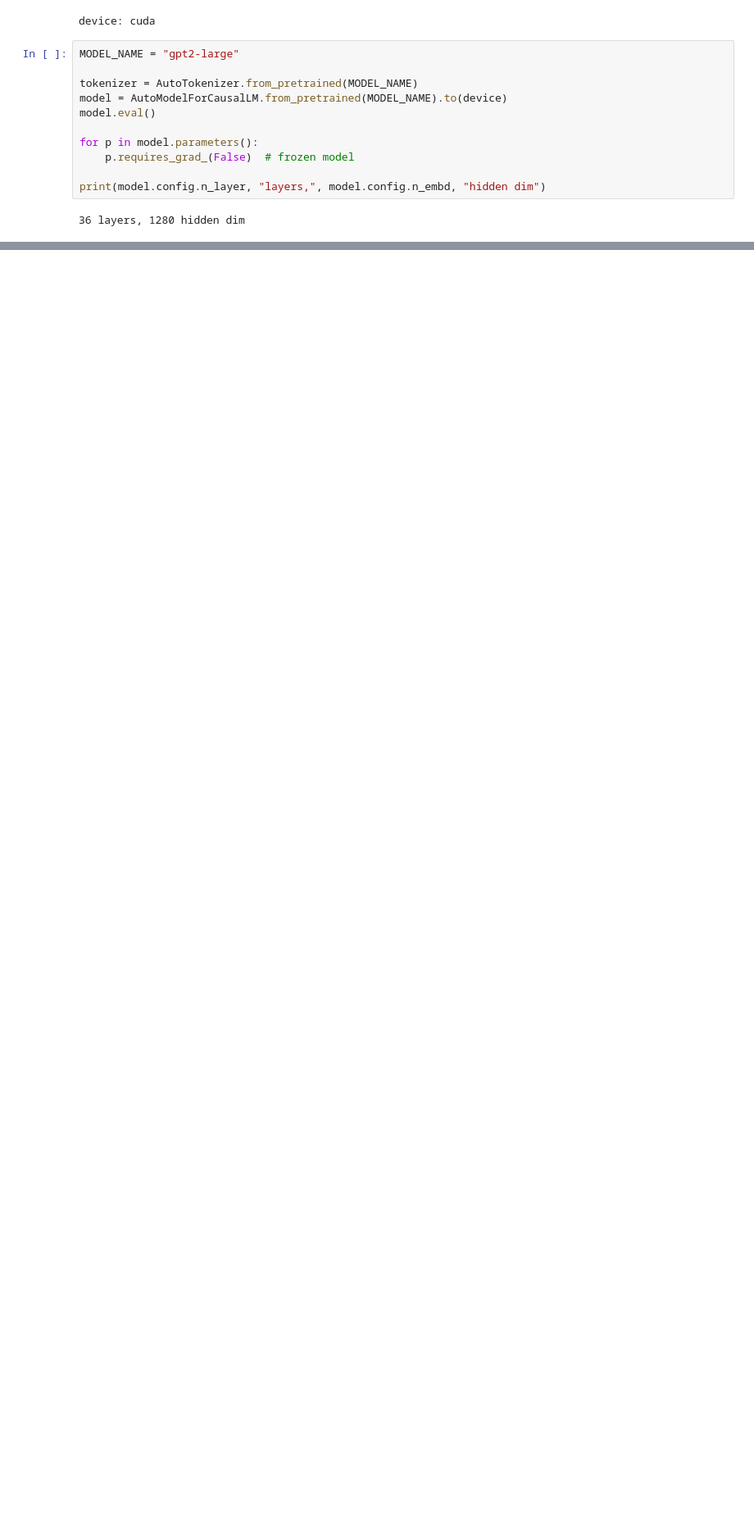
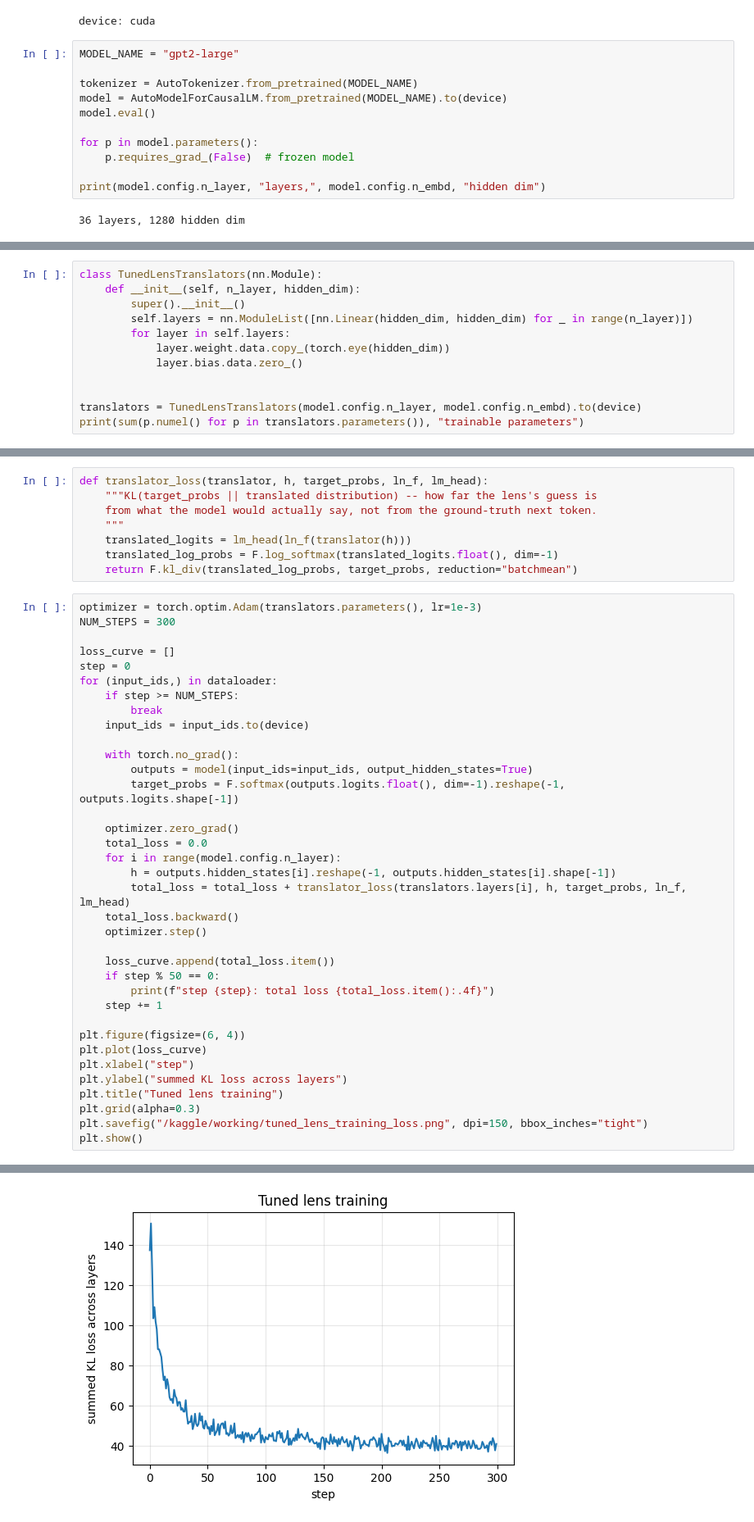
Before and after one commit to Rohanrbharadwaj/VLM-Interpretability, a Jupyter notebook: tuned_lens_gpt2.ipynb, the cells around one changed output, grey strips where cells are left out. Shown at 82% size. Drawn from its saved outputs; the diff is of its cells as text; blank space fills up the shorter version.

Commit message:
Kaggle Notebook | tuned_lens_gpt2 | trained tuned lens

```diff
--- a/tuned_lens_gpt2.ipynb
+++ b/tuned_lens_gpt2.ipynb
@@ -28,0 +49,12 @@ print(model.config.n_layer, "layers,", model.config.n_embd, "hidden dim")
+# %%
+class TunedLensTranslators(nn.Module):
+    def __init__(self, n_layer, hidden_dim):
+        super().__init__()
+        self.layers = nn.ModuleList([nn.Linear(hidden_dim, hidden_dim) for _ in range(n_layer)])
+        for layer in self.layers:
+            layer.weight.data.copy_(torch.eye(hidden_dim))
+            layer.bias.data.zero_()
+
+
+translators = TunedLensTranslators(model.config.n_layer, model.config.n_embd).to(device)
+print(sum(p.numel() for p in translators.parameters()), "trainable parameters")
@@ -28,0 +80,45 @@ print(model.config.n_layer, "layers,", model.config.n_embd, "hidden dim")
+# %%
+def translator_loss(translator, h, target_probs, ln_f, lm_head):
+    """KL(target_probs || translated distribution) -- how far the lens's guess is
+    from what the model would actually say, not from the ground-truth next token.
+    """
+    translated_logits = lm_head(ln_f(translator(h)))
+    translated_log_probs = F.log_softmax(translated_logits.float(), dim=-1)
+    return F.kl_div(translated_log_probs, target_probs, reduction="batchmean")
+# %%
+optimizer = torch.optim.Adam(translators.parameters(), lr=1e-3)
+NUM_STEPS = 300
+
+loss_curve = []
+step = 0
+for (input_ids,) in dataloader:
+    if step >= NUM_STEPS:
+        break
+    input_ids = input_ids.to(device)
+
+    with torch.no_grad():
+        outputs = model(input_ids=input_ids, output_hidden_states=True)
+        target_probs = F.softmax(outputs.logits.float(), dim=-1).reshape(-1, outputs.logits.shape[-1])
+
+    optimizer.zero_grad()
+    total_loss = 0.0
+    for i in range(model.config.n_layer):
+        h = outputs.hidden_states[i].reshape(-1, outputs.hidden_states[i].shape[-1])
+        total_loss = total_loss + translator_loss(translators.layers[i], h, target_probs, ln_f, lm_head)
+    total_loss.backward()
+    optimizer.step()
+
+    loss_curve.append(total_loss.item())
+    if step % 50 == 0:
+        print(f"step {step}: total loss {total_loss.item():.4f}")
+    step += 1
+
+plt.figure(figsize=(6, 4))
+plt.plot(loss_curve)
+plt.xlabel("step")
+plt.ylabel("summed KL loss across layers")
+plt.title("Tuned lens training")
+plt.grid(alpha=0.3)
+plt.savefig("/kaggle/working/tuned_lens_training_loss.png", dpi=150, bbox_inches="tight")
+plt.show()
+# %% [output]
@@ -28,0 +131 @@ print(model.config.n_layer, "layers,", model.config.n_embd, "hidden dim")
+[figure, added]
```
Also changed, not shown: parts of 5 cells of this notebook.
